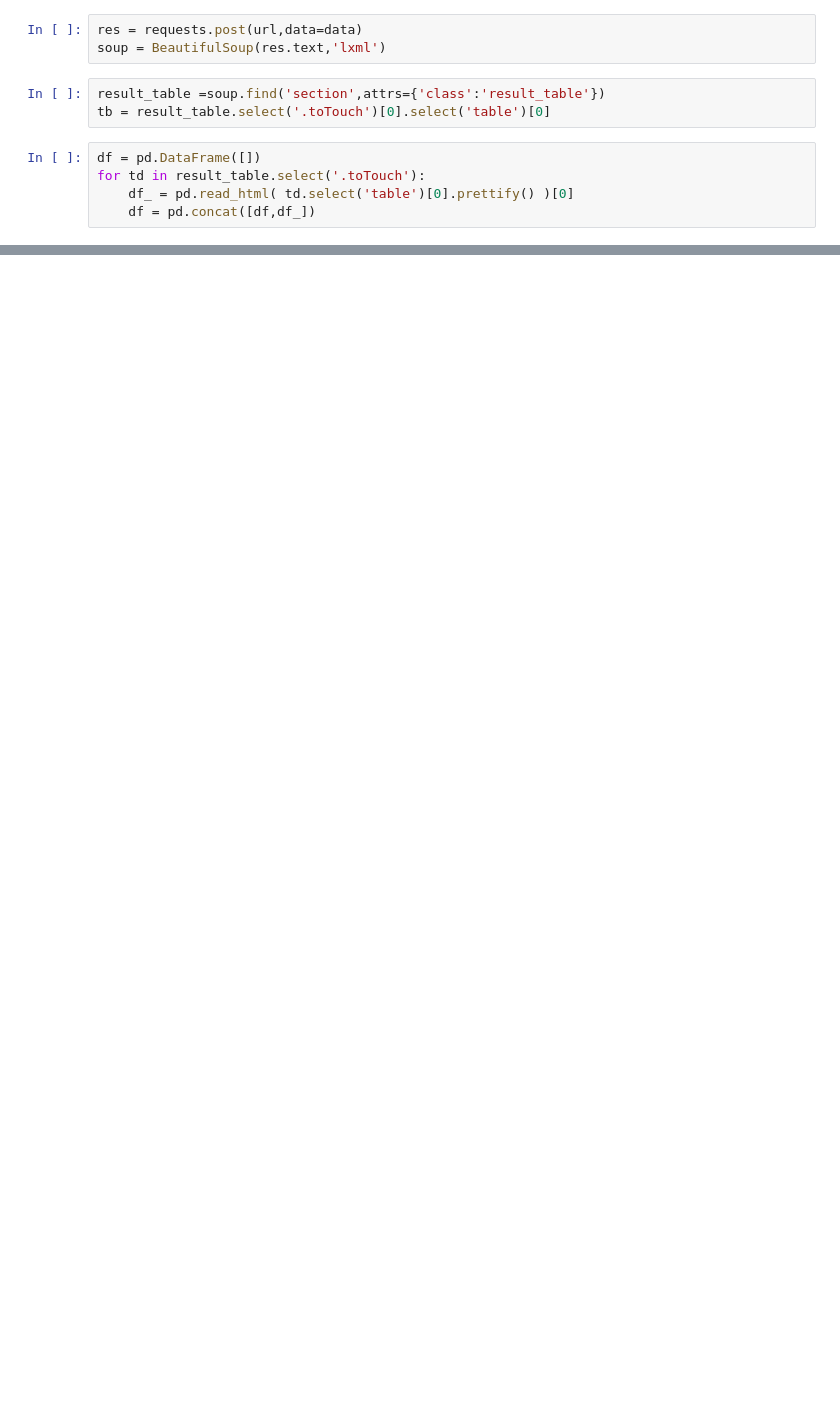
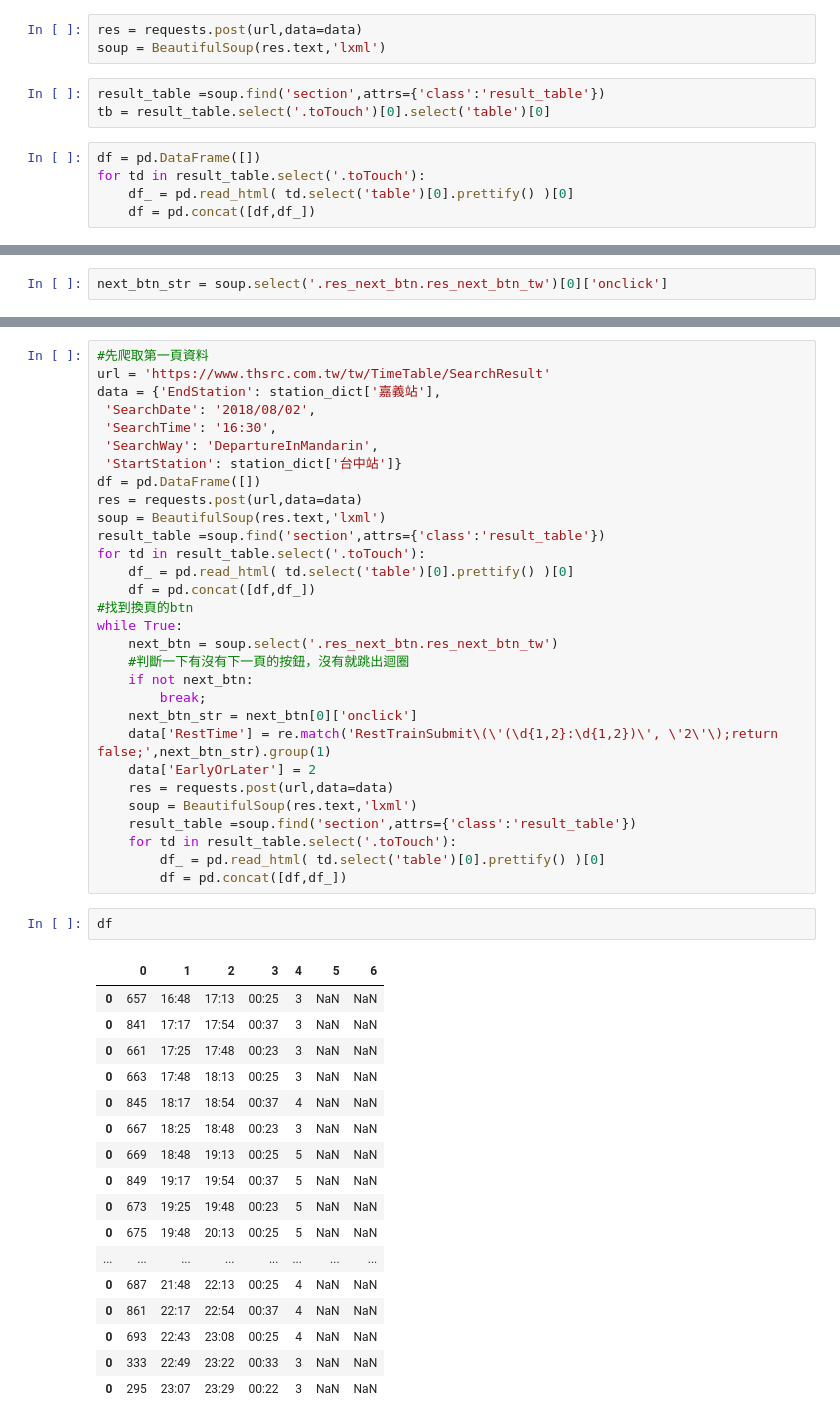
Before and after one commit to YuHsuanLin/pythonetl, a Jupyter notebook: cb102/CB102_20180802.ipynb, the cells around one changed output, grey strips where cells are left out. Drawn from its saved outputs; the diff is of its cells as text; blank space fills up the shorter version.

```diff
--- a/cb102/CB102_20180802.ipynb
+++ b/cb102/CB102_20180802.ipynb
@@ -710,0 +711,2 @@ df
+# %%
+next_btn_str = soup.select('.res_next_btn.res_next_btn_tw')[0]['onclick']
@@ -710,0 +735,50 @@ df
+# %%
+#先爬取第一頁資料
+url = 'https://www.thsrc.com.tw/tw/TimeTable/SearchResult'
+data = {'EndStation': station_dict['嘉義站'],
+ 'SearchDate': '2018/08/02',
+ 'SearchTime': '16:30',
+ 'SearchWay': 'DepartureInMandarin',
+ 'StartStation': station_dict['台中站']}
+df = pd.DataFrame([])
+res = requests.post(url,data=data)
+soup = BeautifulSoup(res.text,'lxml')
+result_table =soup.find('section',attrs={'class':'result_table'})
+for td in result_table.select('.toTouch'):
+    df_ = pd.read_html( td.select('table')[0].prettify() )[0]
+    df = pd.concat([df,df_])
+#找到換頁的btn
+while True:
+    next_btn = soup.select('.res_next_btn.res_next_btn_tw')
+    #判斷一下有沒有下一頁的按鈕，沒有就跳出迴圈
+    if not next_btn:
+        break;
+    next_btn_str = next_btn[0]['onclick']
+    data['RestTime'] = re.match('RestTrainSubmit\(\'(\d{1,2}:\d{1,2})\', \'2\'\);return false;',next_btn_str).group(1)
+    data['EarlyOrLater'] = 2
+    res = requests.post(url,data=data)
+    soup = BeautifulSoup(res.text,'lxml')
+    result_table =soup.find('section',attrs={'class':'result_table'})
+    for td in result_table.select('.toTouch'):
+        df_ = pd.read_html( td.select('table')[0].prettify() )[0]
+        df = pd.concat([df,df_])
+# %%
+df
+# %% [output]
+|  | 0 | 1 | 2 | 3 | 4 | 5 | 6 |
+| 0 | 657 | 16:48 | 17:13 | 00:25 | 3 | NaN | NaN |
+| 0 | 841 | 17:17 | 17:54 | 00:37 | 3 | NaN | NaN |
+| 0 | 661 | 17:25 | 17:48 | 00:23 | 3 | NaN | NaN |
+| 0 | 663 | 17:48 | 18:13 | 00:25 | 3 | NaN | NaN |
+| 0 | 845 | 18:17 | 18:54 | 00:37 | 4 | NaN | NaN |
+| 0 | 667 | 18:25 | 18:48 | 00:23 | 3 | NaN | NaN |
+| 0 | 669 | 18:48 | 19:13 | 00:25 | 5 | NaN | NaN |
+| 0 | 849 | 19:17 | 19:54 | 00:37 | 5 | NaN | NaN |
+| 0 | 673 | 19:25 | 19:48 | 00:23 | 5 | NaN | NaN |
+| 0 | 675 | 19:48 | 20:13 | 00:25 | 5 | NaN | NaN |
+| ... | ... | ... | ... | ... | ... | ... | ... |
+| 0 | 687 | 21:48 | 22:13 | 00:25 | 4 | NaN | NaN |
+| 0 | 861 | 22:17 | 22:54 | 00:37 | 4 | NaN | NaN |
+| 0 | 693 | 22:43 | 23:08 | 00:25 | 4 | NaN | NaN |
+| 0 | 333 | 22:49 | 23:22 | 00:33 | 3 | NaN | NaN |
+| 0 | 295 | 23:07 | 23:29 | 00:22 | 3 | NaN | NaN |
```
Also changed, not shown: parts of 14 cells of this notebook.
